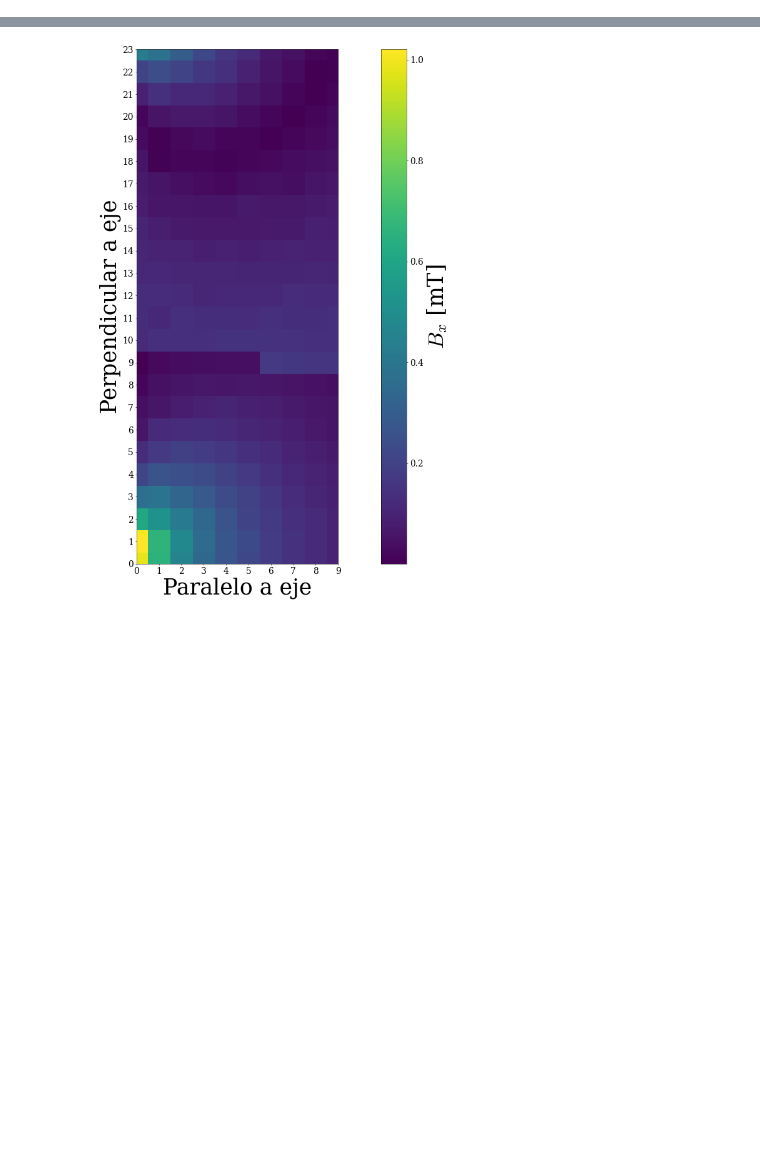
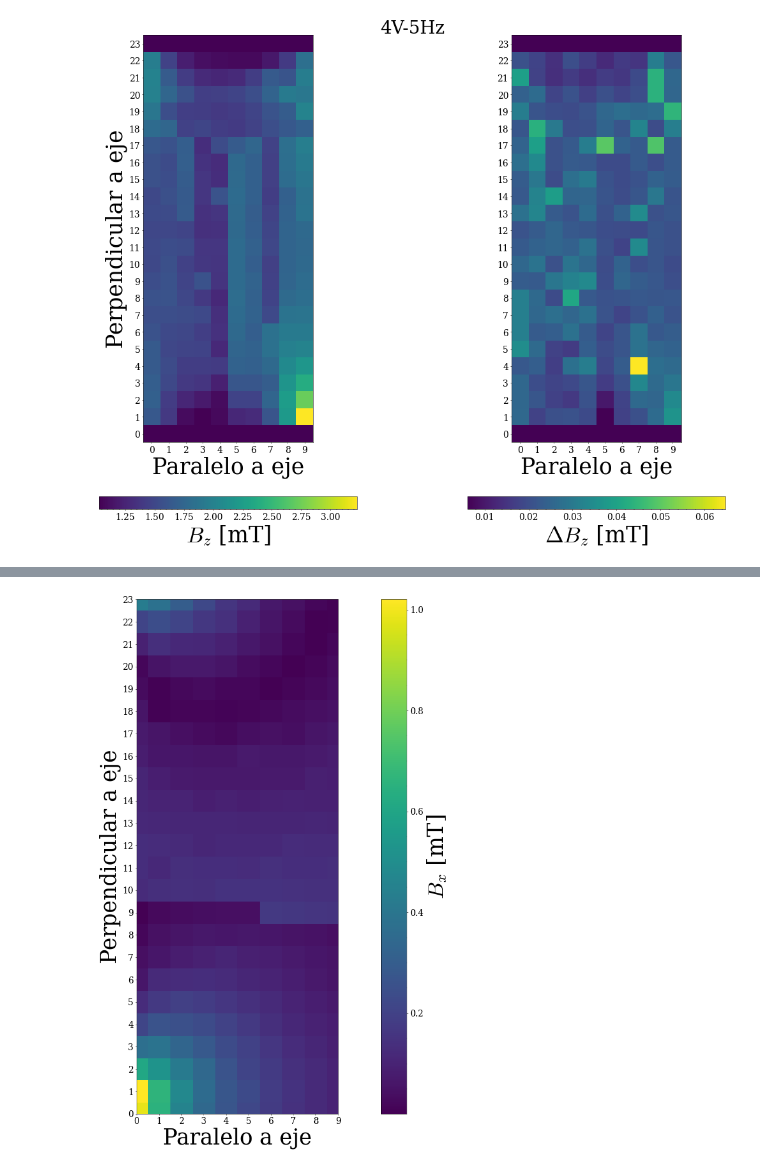
Before and after one commit to gardianc/Nado-ondulatorio, a Jupyter notebook: caracterizacion_campo.ipynb, the cells around one changed output, grey strips where cells are left out. Drawn from its saved outputs; the diff is of its cells as text; code cells hidden in the pictures; blank space fills up the shorter version.

```diff
--- a/caracterizacion_campo.ipynb
+++ b/caracterizacion_campo.ipynb
@@ -64,0 +30,73 @@ fig.tight_layout()
+# %%
+freq,volt = '5Hz','4V'
+number_of_files = len(os.listdir(f'campo_x_hall/{volt}-{freq}/BZ'))
+BZ = np.empty(number_of_files)
+delta_BZ = np.empty(number_of_files)
+
+for i,filename in enumerate(natsorted(os.listdir(f'campo_x_hall/{volt}-{freq}/BZ'))):
+        df = pd.read_csv(f'campo_x_hall/{volt}-{freq}/BZ/{filename}', delimiter='\t', skiprows=[0,1,2])
+        mag_field = df['(MT)'].to_numpy()
+        mag_field -= mag_field.mean()
+        xp = find_peaks(mag_field)[0]
+        BZ[i] = mag_field[xp].mean()
+        delta_BZ[i] = mag_field[xp].sem()
+
+BZ = np.reshape(BZ, (22,10))
+delta_BZ = np.reshape(delta_BZ, (22,10))
+
+true_grid = np.zeros((24,10))
+delta_true_grid = np.zeros((24,10))
+
+true_grid[1:23,:][:,0:10] = BZ
+delta_true_grid[1:23,:][:,0:10] = delta_BZ
+
+norm = plt.Normalize(BZ.min(), BZ.max())
+cmap = plt.colormaps.get_cmap('viridis')
+delta_norm = plt.Normalize(delta_BZ.min(), delta_BZ.max())
+
+fig = plt.figure()
+
+fig.suptitle(f'{volt}-{freq}', fontsize=40)
+
+ax1 = fig.add_subplot(121)
+ax2 = fig.add_subplot(122, sharey=ax1)
+
+yticks = [i for i in np.arange(0, 23 +1)]
+xticks = [i for i in np.arange(0, 9 + 1)]
+
+cm = ax1.imshow(true_grid, cmap='viridis', interpolation='none', aspect='equal', norm=norm)
+cb = fig.colorbar(cm, ax=ax1, location='bottom', shrink=0.5, pad=0.1)
+cb.minorticks_on()
+cb.set_label('$B_z$ [mT]')
+ax1.set_ylabel('Perpendicular a eje')
+ax1.set_xlabel('Paralelo a eje')
+
+cm = ax2.imshow(delta_true_grid, cmap='viridis', interpolation='none', aspect='equal', norm=delta_norm)
+cb = fig.colorbar(cm, ax=ax2, location='bottom', shrink=0.5, pad=0.1)
+cb.minorticks_on()
+cb.set_label('$\Delta B_z$ [mT]')
+ax2.set_xlabel('Paralelo a eje')
+
+
+ax1.set_xticks(xticks)
+ax1.set_xticklabels([str(xt) for xt in xticks])
+
+ax1.set_yticks(yticks)
+ax1.set_yticklabels([str(yt) for yt in yticks])
+
+ax1.set_ylim((-0.5,23.5))
+ax1.set_xlim((-0.5,9.5))
+
+ax2.set_xticks(xticks)
+ax2.set_xticklabels([str(xt) for xt in xticks])
+
+ax2.set_yticks(yticks)
+ax2.set_yticklabels([str(yt) for yt in yticks])
+
+ax2.set_ylim((-0.5,23.5))
+ax2.set_xlim((-0.5,9.5))
+
+
+fig.tight_layout()
+# %% [output]
+[figure, added]
```
Also changed, not shown: parts of 6 cells of this notebook, 16 other files.
